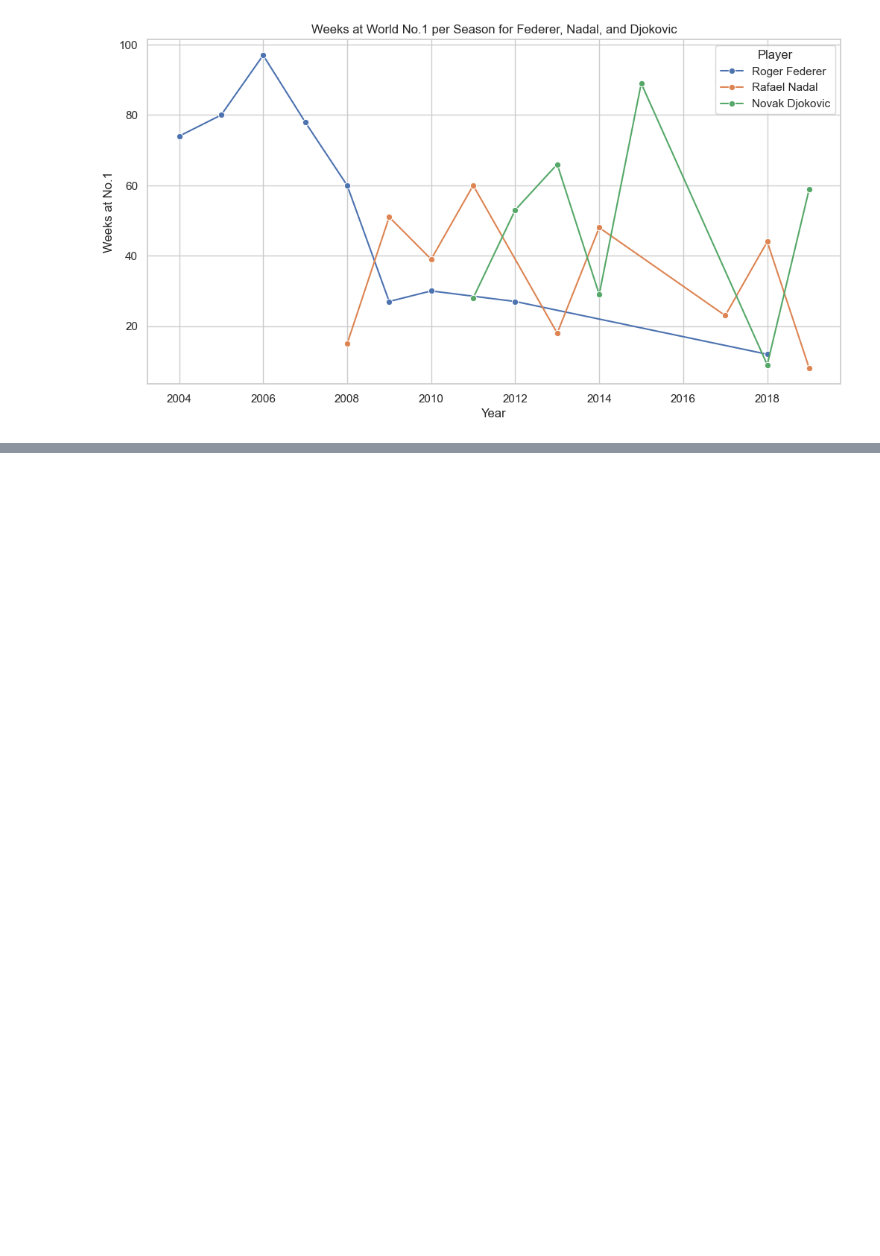
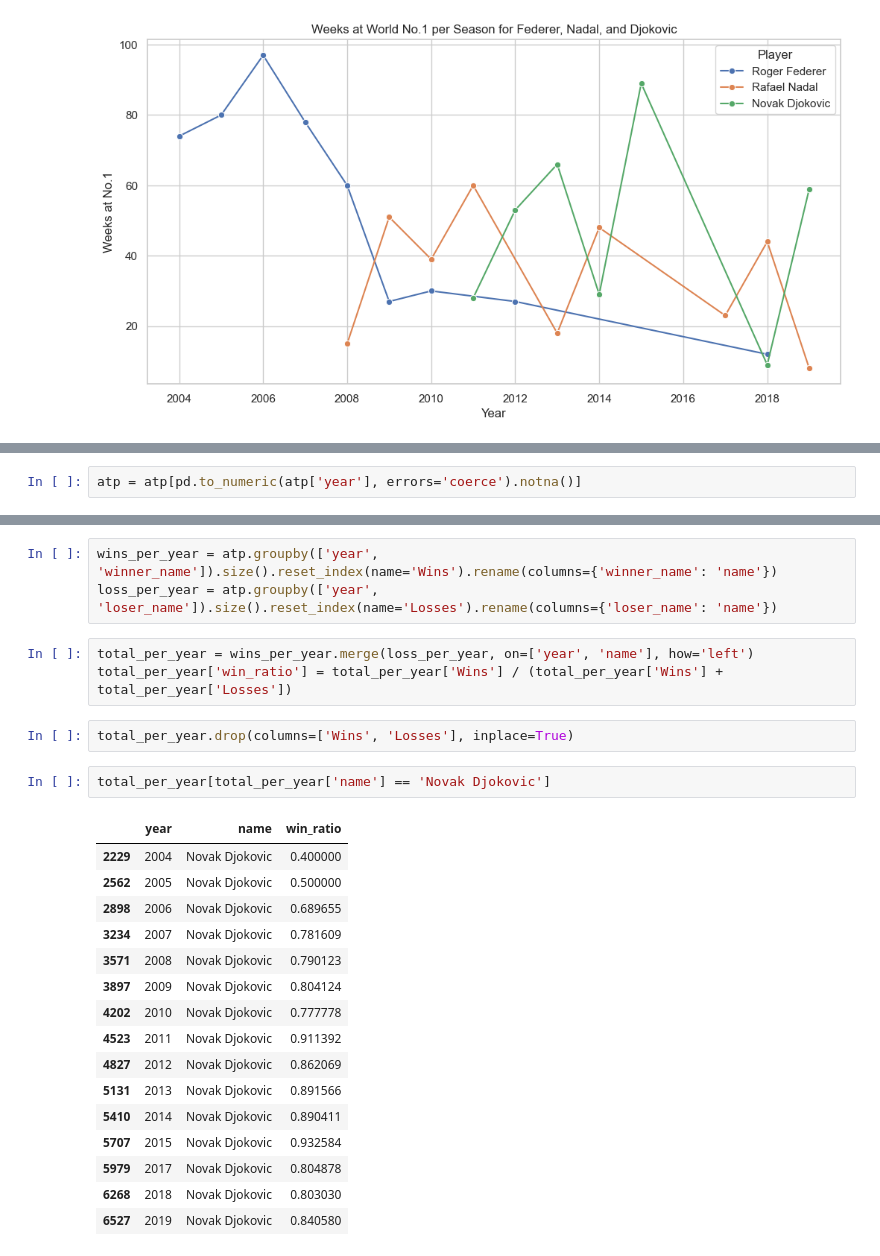
Before and after one commit to com-480-data-visualization/Racket-Science, a Jupyter notebook: Milestones/milestone 1/preprocessing/exploration_goats.ipynb, the cells around one changed output, grey strips where cells are left out. Saved outputs shown, nothing was run; the diff lists cells and outputs as text; blank space fills up the shorter version.

```diff
--- a/Milestones/milestone 1/preprocessing/exploration_goats.ipynb
+++ b/Milestones/milestone 1/preprocessing/exploration_goats.ipynb
@@ -513,0 +520,2 @@ plt.show()
+# %%
+atp = atp[pd.to_numeric(atp['year'], errors='coerce').notna()]
@@ -513,0 +638,27 @@ plt.show()
+# %%
+wins_per_year = atp.groupby(['year', 'winner_name']).size().reset_index(name='Wins').rename(columns={'winner_name': 'name'})
+loss_per_year = atp.groupby(['year', 'loser_name']).size().reset_index(name='Losses').rename(columns={'loser_name': 'name'})
+# %%
+total_per_year = wins_per_year.merge(loss_per_year, on=['year', 'name'], how='left')
+total_per_year['win_ratio'] = total_per_year['Wins'] / (total_per_year['Wins'] + total_per_year['Losses'])
+# %%
+total_per_year.drop(columns=['Wins', 'Losses'], inplace=True)
+# %%
+total_per_year[total_per_year['name'] == 'Novak Djokovic']
+# %% [output]
+|  | year | name | win_ratio |
+| 2229 | 2004 | Novak Djokovic | 0.400000 |
+| 2562 | 2005 | Novak Djokovic | 0.500000 |
+| 2898 | 2006 | Novak Djokovic | 0.689655 |
+| 3234 | 2007 | Novak Djokovic | 0.781609 |
+| 3571 | 2008 | Novak Djokovic | 0.790123 |
+| 3897 | 2009 | Novak Djokovic | 0.804124 |
+| 4202 | 2010 | Novak Djokovic | 0.777778 |
+| 4523 | 2011 | Novak Djokovic | 0.911392 |
+| 4827 | 2012 | Novak Djokovic | 0.862069 |
+| 5131 | 2013 | Novak Djokovic | 0.891566 |
+| 5410 | 2014 | Novak Djokovic | 0.890411 |
+| 5707 | 2015 | Novak Djokovic | 0.932584 |
+| 5979 | 2017 | Novak Djokovic | 0.804878 |
+| 6268 | 2018 | Novak Djokovic | 0.803030 |
+| 6527 | 2019 | Novak Djokovic | 0.840580 |
```
Also changed, not shown: parts of 46 cells of this notebook, 10 other files.
